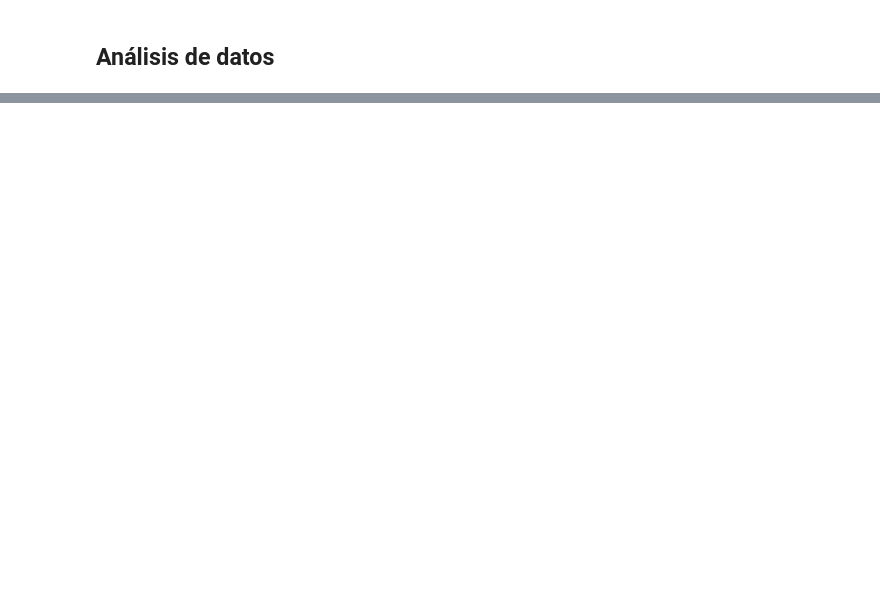
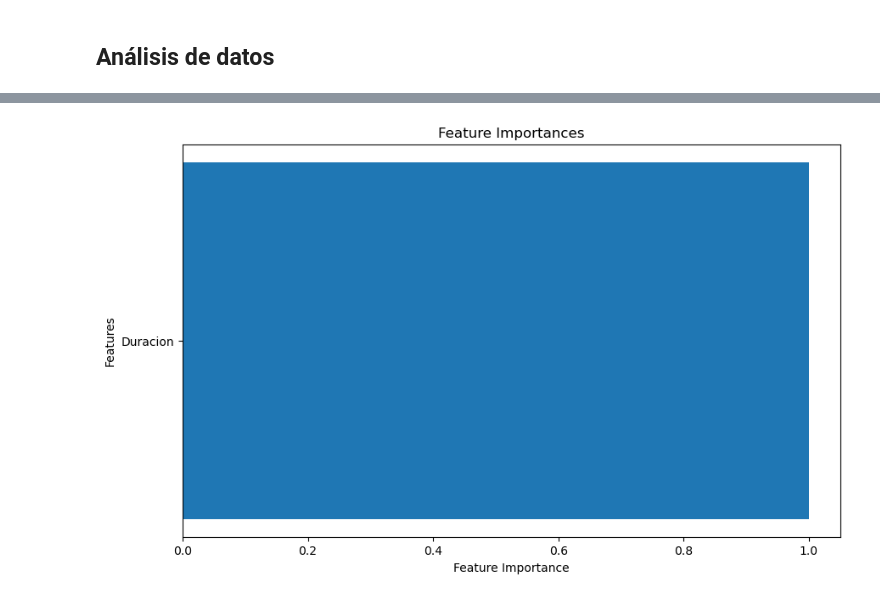
Before and after one commit to jesuslln/dav_project, a Jupyter notebook: Datos/Tratamiento de datos.ipynb, the cells around one changed output, grey strips where cells are left out. Cells and saved outputs as stored; diff of their text form; code cells hidden in the pictures; blank space fills up the shorter version.

```diff
--- a/Datos/Tratamiento de datos.ipynb
+++ b/Datos/Tratamiento de datos.ipynb
@@ -144,0 +162,7 @@ Name: entradas_vendidas, dtype: float64
+# %%
+obras['Titulo'] = obras['Titulo'].str.strip()
+obras["Teatro"] = obras["Teatro"].str.strip()
+obras["Sala"] = obras["Sala"].str.strip()
+
+print(obras["Teatro"].unique())
+print(obras["Sala"].unique())
@@ -180,0 +210,2 @@ np.random.normal(1500, 9.7, n_m)
+# %%
+obras['Sala'] = obras['Sala'].fillna('Sala Grande')
@@ -180,0 +374,15 @@ np.random.normal(1500, 9.7, n_m)
+# %%
+feature_importances = rf.feature_importances_
+
+feature_names = X.columns
+
+# Plotting the feature importances
+plt.figure(figsize=(10, 6))
+plt.barh(range(len(feature_importances)), feature_importances, align='center')
+plt.yticks(range(len(feature_importances)), feature_names)
+plt.xlabel('Feature Importance')
+plt.ylabel('Features')
+plt.title('Feature Importances')
+plt.show()
+# %% [output]
+[figure, added]
```
Also changed, not shown: parts of 50 cells of this notebook, 1 other file.
